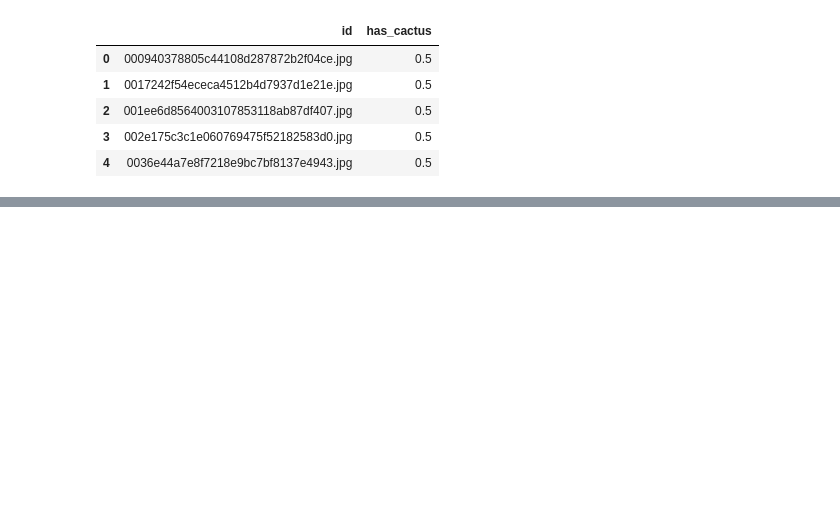
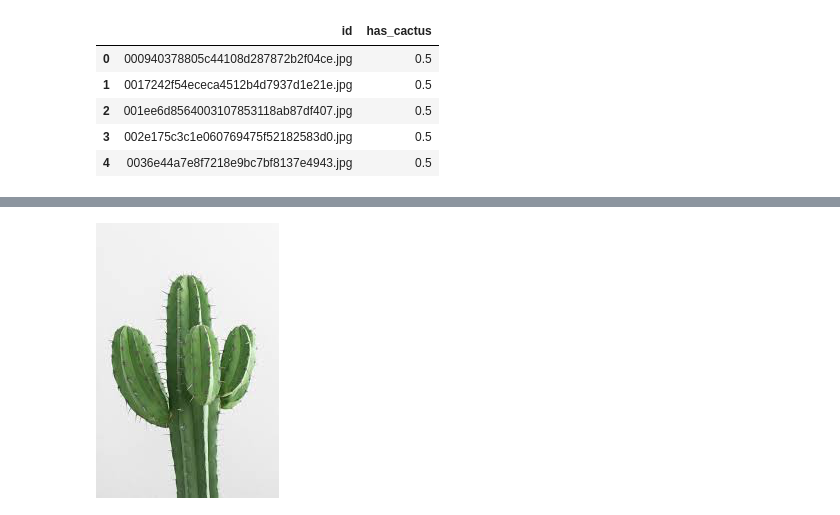
Before and after one commit to susmitmishra125/aerial-cactus-identification, a Jupyter notebook: Aerial_cactus_indentification.ipynb, the cells around one changed output, grey strips where cells are left out. Cells and saved outputs as stored; diff of their text form; code cells hidden in the pictures; blank space fills up the shorter version.

```diff
--- a/Aerial_cactus_indentification.ipynb
+++ b/Aerial_cactus_indentification.ipynb
@@ -303,0 +296,4 @@ files.download('submission.csv')
+# %%
+PIL.Image.open('index.jpg')# image of a cactus
+# %% [output]
+[figure, added]
```
Also changed, not shown: parts of 19 cells of this notebook.
